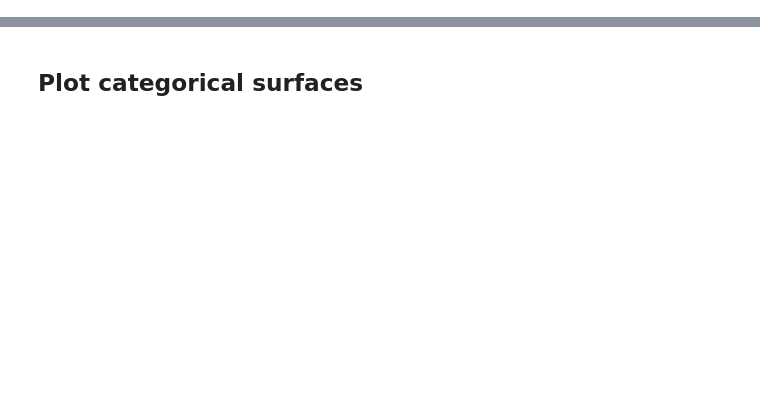
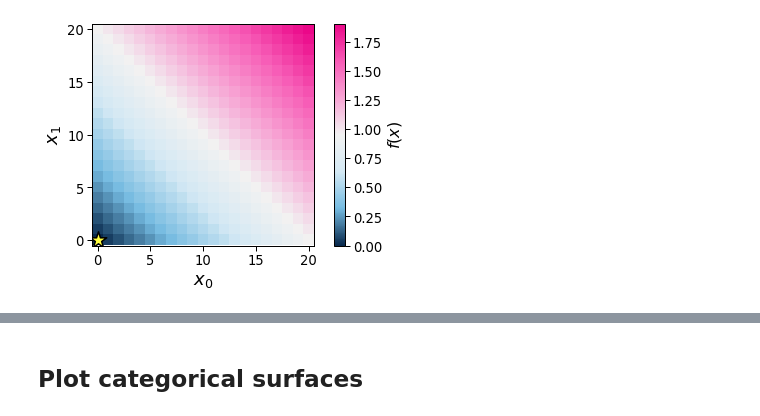
Before and after one commit to aspuru-guzik-group/olympus, a Jupyter notebook: __dev_/plot_new_surfaces.ipynb, the cells around one changed output, grey strips where cells are left out. Drawn from its saved outputs; the diff is of its cells as text; code cells hidden in the pictures; blank space fills up the shorter version.

```diff
--- a/__dev_/plot_new_surfaces.ipynb
+++ b/__dev_/plot_new_surfaces.ipynb
@@ -131,0 +186,18 @@ plot_surface_cat(surf)
+# %%
+# CATSLOPE
+
+fig, ax = plt.subplots(1,1,figsize=(6,4))
+surf = CatSlope(param_dim=2, num_opts=21)
+X_bests = [[0,0]]
+im = plot_surface_cat(surf, ax=ax, mark_min=True, X_bests=X_bests)
+
+cbar = fig.colorbar(im, ax=ax)
+
+cbar.ax.set_ylabel(r'$f(x)$',fontsize=16)
+ax.set_xlabel(r'$x_0$',fontsize=18)
+ax.set_ylabel(r'$x_1$',fontsize=18)
+
+plt.tight_layout()
+plt.savefig('catslope_doc_fig.png', dpi=300)
+# %% [output]
+[figure, added]
```
Also changed, not shown: parts of 23 cells of this notebook, 20 other files.
